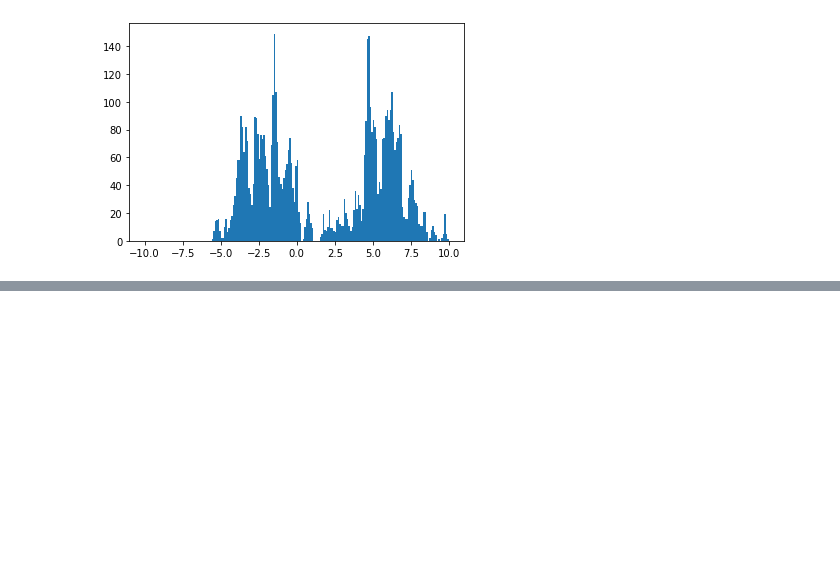
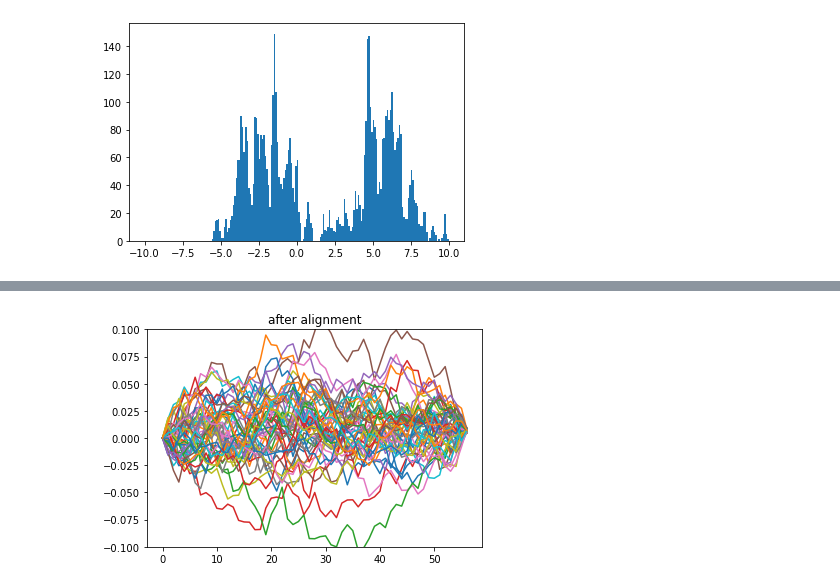
Before and after one commit to maximilianKoeper/melp, a Jupyter notebook: example_taft_v2.ipynb, the cells around one changed output, grey strips where cells are left out. Drawn from its saved outputs; the diff is of its cells as text; code cells hidden in the pictures; blank space fills up the shorter version.

```diff
--- a/example_taft_v2.ipynb
+++ b/example_taft_v2.ipynb
@@ -117,0 +90,9 @@ plt.show()
+# %%
+for z_column in cal_phi:
+    plt.plot(cal_phi[z_column])
+
+plt.ylim(-0.1,0.1)
+plt.title("after alignment")
+plt.show()
+# %% [output]
+[figure, added]
```
Also changed, not shown: parts of 13 cells of this notebook, 1 other file.
